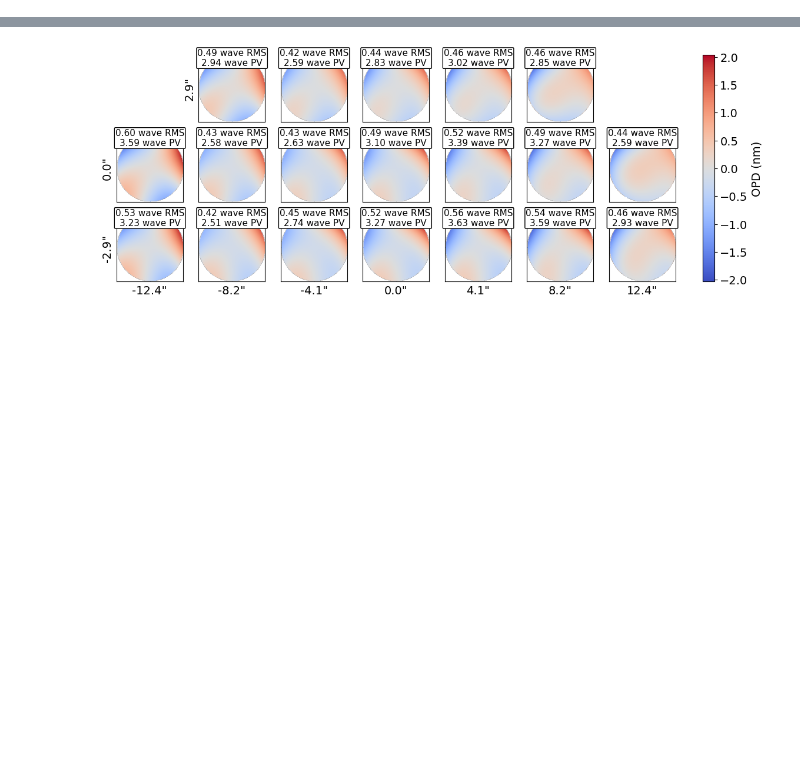
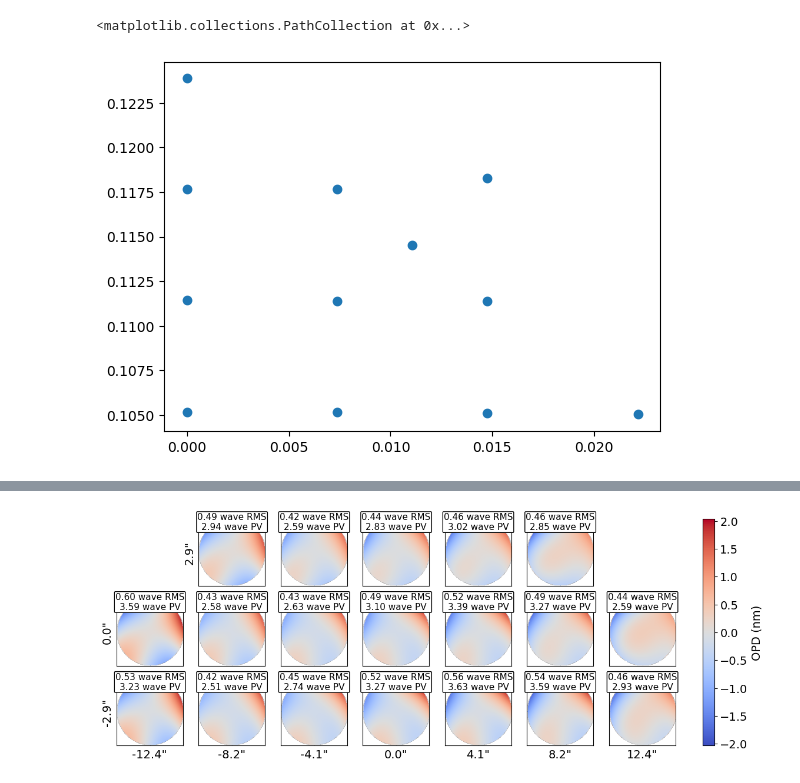
Before and after one commit to zhangderby/ffpr, a Jupyter notebook: ffpr_misalignment_cases.ipynb, the cells around one changed output, grey strips where cells are left out. Cells and saved outputs as stored; diff of their text form; code cells hidden in the pictures; blank space fills up the shorter version.

```diff
--- a/ffpr_misalignment_cases.ipynb
+++ b/ffpr_misalignment_cases.ipynb
@@ -158,3 +157,24 @@ for position in positions:
+# %%
+centroids_x = []
+centroids_y = []
+
+for pos in src_pos:
+
+    rv_2 = raytrace.get_footprint(surface='220mm CA dia. M2', fieldX=pos[0], fieldY=pos[1])
+    # rv_2 = raytrace.get_footprint(surface='380X220mm CA M3', fieldX=pos[0], fieldY=pos[1])
+
+
+    ## Centroid method
+    cx = np.sum(rv_2.x)/len(rv_2.x)
+    cy = np.sum(rv_2.y)/len(rv_2.y)
+
+    centroids_x.append(cx)
+    centroids_y.append(cy)
+
+plt.scatter(x=centroids_x, y=centroids_y)
+# %% [output]
+<matplotlib.collections.PathCollection at 0x...>
+[figure, added]
 # %%
 centroids_x = []
 centroids_y = []
```
Also changed, not shown: parts of 3 cells of this notebook, 7 other files.
